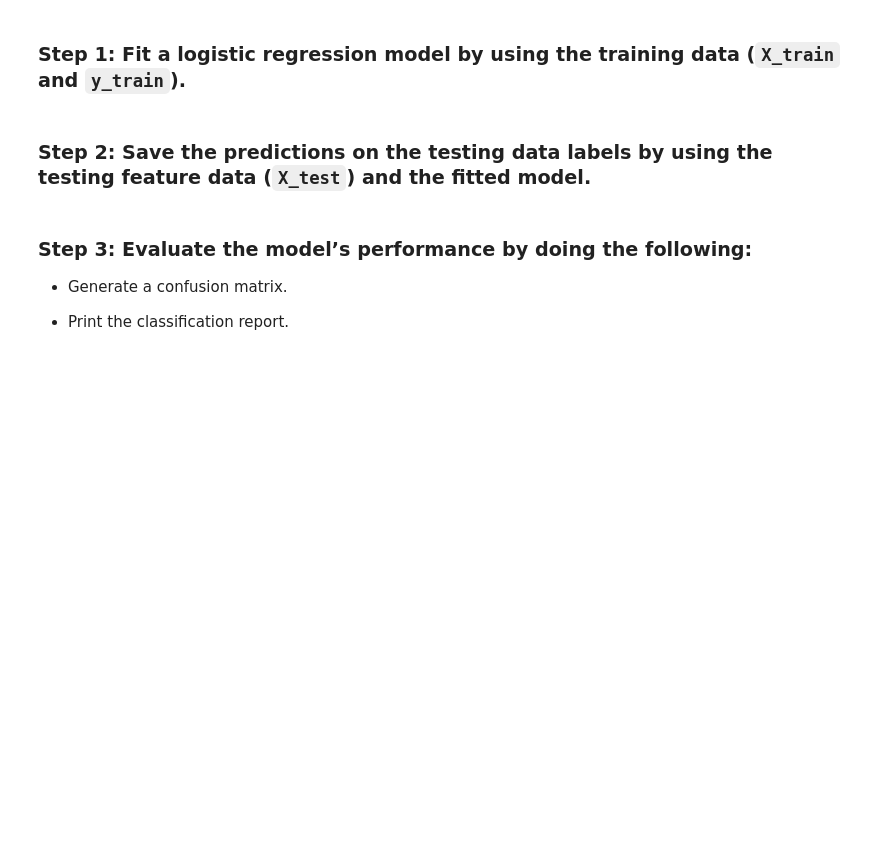
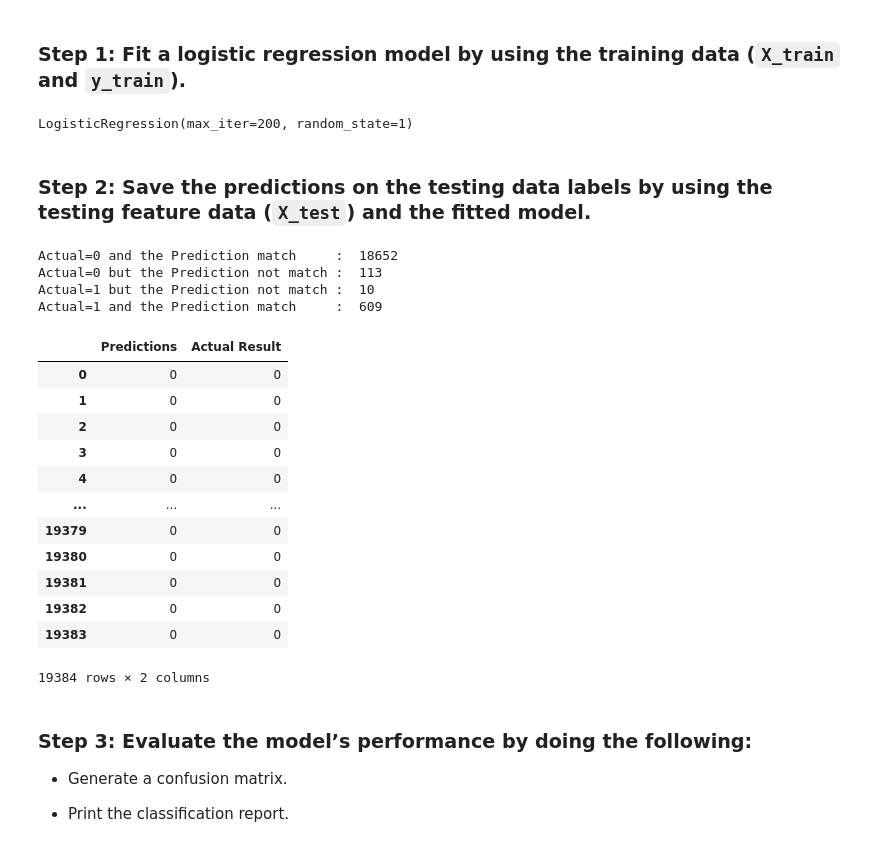
Before and after one commit to MarkOlsonMN/credit-risk-classification, a Jupyter notebook: Credit_Risk/credit_risk_classification.ipynb, the cells around one changed output. Drawn from its saved outputs; the diff is of its cells as text; code cells hidden in the pictures; blank space fills up the shorter version.

Commit message:
assignment save point 3 - create logistic regression model, evaluate model performance

```diff
--- a/Credit_Risk/credit_risk_classification.ipynb
+++ b/Credit_Risk/credit_risk_classification.ipynb
@@ -193,9 +215,14 @@ from sklearn.linear_model import LogisticRegression
 
 # Instantiate the Logistic Regression model
 # Assign a random_state parameter of 1 to the model
-# YOUR CODE HERE!
+model = LogisticRegression(solver='lbfgs', random_state=1, max_iter=200)
 
 # Fit the model using training data
-# YOUR CODE HERE!
+# fitted_model = model.fit(X_train_scaled, y_train)
+# fitted_model
+#
+model.fit(X_train_scaled, y_train)
+# %% [output]
+LogisticRegression(max_iter=200, random_state=1)
 # %% [markdown]
 ### Step 2: Save the predictions on the testing data labels by using the testing feature data (`X_test`) and the fitted model.
@@ -202,3 +242,37 @@ from sklearn.linear_model import LogisticRegression
 # %%
 # Make a prediction using the testing data
-# YOUR CODE HERE!
+predictions = model.predict(X_test_scaled)
+# %%
+
+# Optionally include the original test features in the DataFrame
+results_df = pd.DataFrame(X_test_scaled, columns=X_test.columns)
+results_df['Predictions'] = predictions
+results_df['Actual'] = y_test.values
+
+
+print("Actual=0 and the Prediction match     : ", results_df[ (results_df['Actual'] == 0) & (results_df['Actual'] == results_df['Predictions']) ].shape[0] )
+print("Actual=0 but the Prediction not match : ", results_df[ (results_df['Actual'] == 0) & (results_df['Actual'] != results_df['Predictions']) ].shape[0] )
+print("Actual=1 but the Prediction not match : ", results_df[ (results_df['Actual'] == 1) & (results_df['Actual'] != results_df['Predictions']) ].shape[0] )
+print("Actual=1 and the Prediction match     : ", results_df[ (results_df['Actual'] == 1) & (results_df['Actual'] == results_df['Predictions']) ].shape[0] )
+
+
+predictions_df = pd.DataFrame({"Predictions": predictions, "Actual Result": y_test}).reset_index(drop=True)
+predictions_df
+# %% [output]
+Actual=0 and the Prediction match     :  18652
+Actual=0 but the Prediction not match :  113
+Actual=1 but the Prediction not match :  10
+Actual=1 and the Prediction match     :  609
+|  | Predictions | Actual Result |
+| 0 | 0 | 0 |
+| 1 | 0 | 0 |
+| 2 | 0 | 0 |
+| 3 | 0 | 0 |
+| 4 | 0 | 0 |
+| ... | ... | ... |
+| 19379 | 0 | 0 |
+| 19380 | 0 | 0 |
+| 19381 | 0 | 0 |
+| 19382 | 0 | 0 |
+| 19383 | 0 | 0 |
+19384 rows × 2 columns
```
Also changed, not shown: parts of 10 cells of this notebook.
